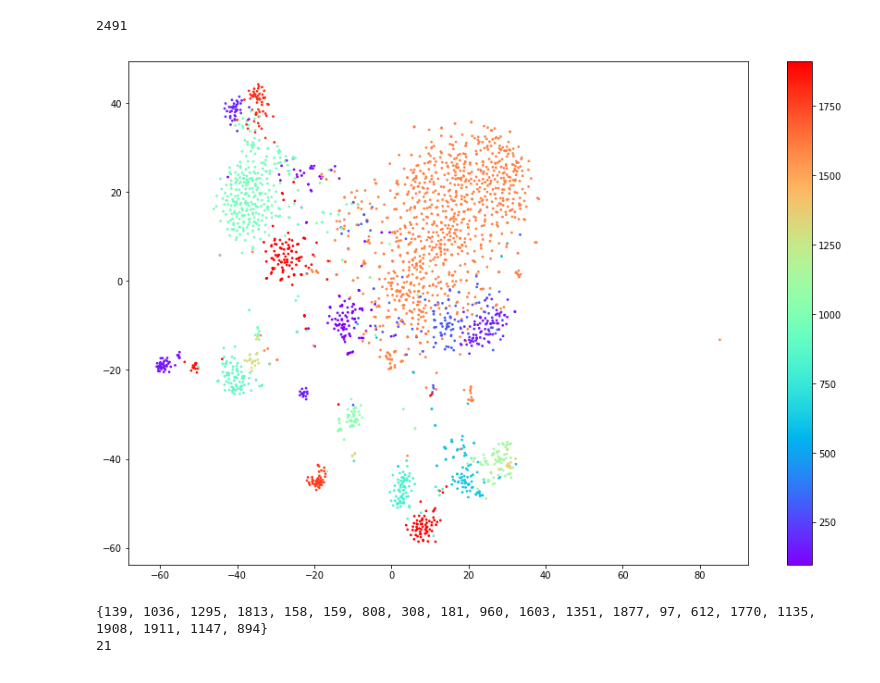
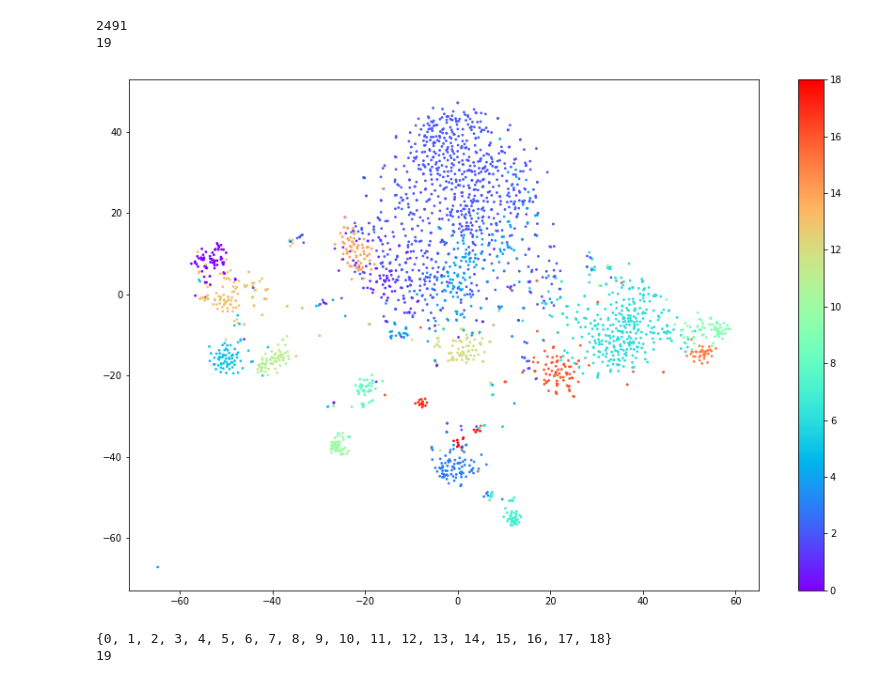
Before and after one commit to bbrener1/smooth_density_graph, a Jupyter notebook: smooth_density_check.ipynb, the cells around one changed output. Cells and saved outputs as stored; diff of their text form; code cells hidden in the pictures.

Commit message:
cosine sim bug

```diff
--- a/smooth_density_check.ipynb
+++ b/smooth_density_check.ipynb
@@ -5,7 +5,7 @@ import matplotlib.pyplot as plt
 # %%
 # counts = np.loadtxt("../../reborrow_clustering/encoding.txt")
 
-# counts = np.loadtxt('/Users/boris/taylor/fan_tendon/log_counts.txt')
+counts = np.loadtxt('/Users/boris/taylor/fan_tendon/log_counts.txt')
 # header = np.loadtxt("/Users/boris/taylor/fan_tendon/header.txt",dtype=str)
 
 # counts = np.loadtxt('/Users/boris/haxx/python/reborrow_clustering/iris.trunc')
@@ -24,4 +24,4 @@ plt.show()
 # %%
-density = sdg.fit_predict(counts,"fitpredict",subsample=2000,distance='cosine',k=5,steps=10)
+clusters = sdg.fit_predict(counts,"fitpredict",distance='cos',k=10,steps=50,verbose=True)
 # %% [output]
 Running /Users/boris/haxx/python/smooth_density_graph/target/release/smooth_density_graph
@@ -43,27 +29,22 @@ b'Cluster repeat 9\n'
 Broke loop
-# %%
-print(len(density))
-# print(final_positions)
-# compound = np.zeros((300,4))
-# compound[:150] = counts
-# compound[150:] = np.array(final_positions).reshape((150,4))
-# highlight = np.zeros(300)
-# highlight[150:] = 1
-# t_coordinates = TSNE().fit_transform(compound)
-# %% [output]
-2491
+# %%
+print(len(clusters))
+print(len(set(clusters)))
+# %% [output]
+2491
+19
 # %%
 plt.figure(figsize=(15,10))
-plt.scatter(t_coordinates[:,0],t_coordinates[:,1],s=3,alpha=1,c=density,cmap='rainbow')
+plt.scatter(t_coordinates[:,0],t_coordinates[:,1],s=3,alpha=1,c=clusters,cmap='rainbow')
 plt.colorbar()
 plt.show()
 
-print(set(density))
-print(len(set(density)))
+print(set(clusters))
+print(len(set(clusters)))
 # %% [output]
-[figure, old version]
+[figure, new version]
-{139, 1036, 1295, 1813, 158, 159, 808, 308, 181, 960, 1603, 1351, 1877, 97, 612, 1770, 1135, 1908, 1911, 1147, 894}
-21
+{0, 1, 2, 3, 4, 5, 6, 7, 8, 9, 10, 11, 12, 13, 14, 15, 16, 17, 18}
+19
 # %%
 # clusters = sdg.ascend(density,knn)
 # print(set(clusters))
```
Also changed, not shown: parts of 2 cells of this notebook, 1 other file.
